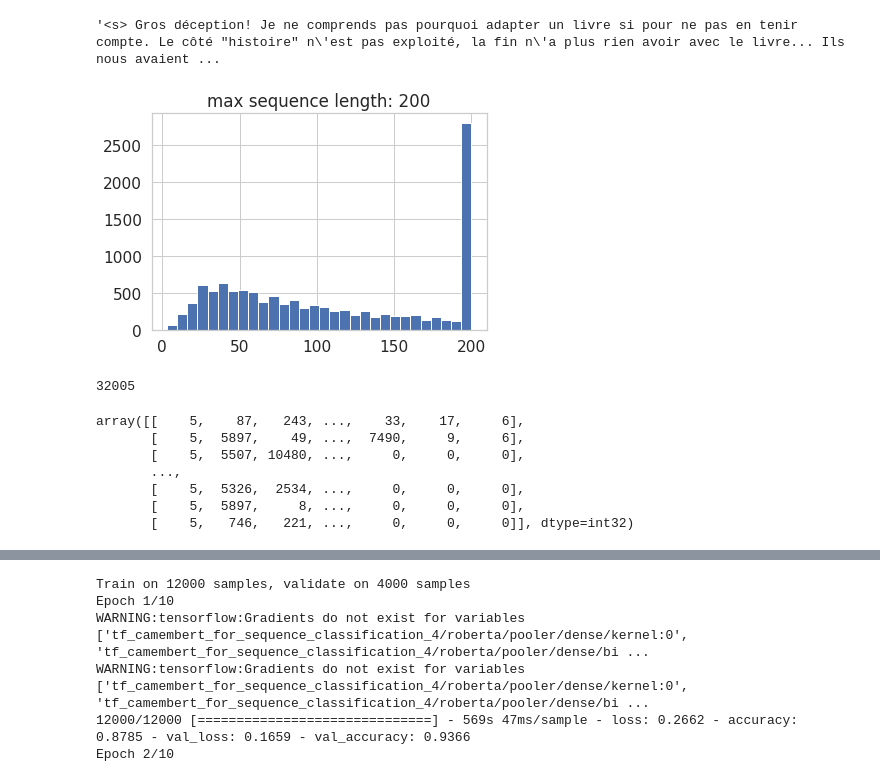
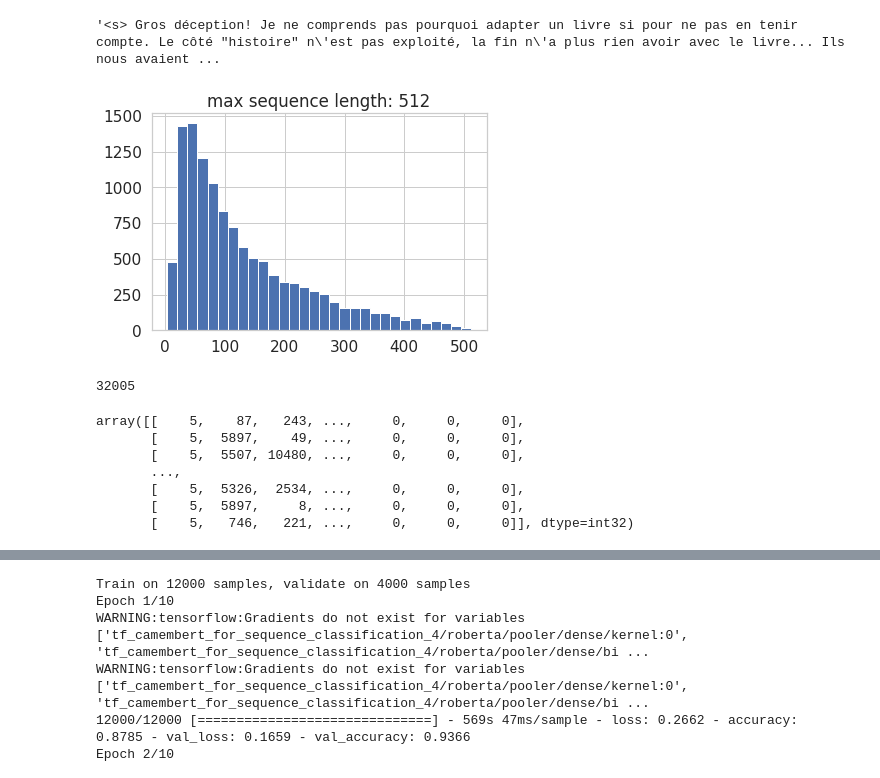
Before and after one commit to TheophileBlard/french-sentiment-analysis-with-bert, a Jupyter notebook: bert.ipynb, the cells around one changed output, grey strips where cells are left out. Saved outputs shown, nothing was run; the diff lists cells and outputs as text; code cells hidden in the pictures.

```diff
--- a/bert.ipynb
+++ b/bert.ipynb
@@ -91,12 +94,12 @@ tokenizer.decode(tokenizer.encode(some_review))
 # %%
 import matplotlib.pyplot as plt
 
-train_sequence_lengths = [len(tokenizer.encode(text, max_length=200))
+train_sequence_lengths = [len(tokenizer.encode(text, max_length=512))
                           for text in train_reviews]
 plt.hist(train_sequence_lengths, bins=30)
 plt.title(f"max sequence length: {max(train_sequence_lengths)}");
 # %% [output]
-[figure, old version]
+[figure, new version]
 # %%
 tokenizer.vocab_size
 # %% [output]
@@ -119,11 +122,11 @@ def encode_dataset(tokenizer, text_sequences, max_length):
     return {"input_ids": token_ids, "attention_masks": attention_masks}
 
 
-encoded_train = encode_dataset(tokenizer, train_reviews, 200)
+encoded_train = encode_dataset(tokenizer, train_reviews, 512)
 encoded_train["input_ids"]
 # %% [output]
-array([[    5,    87,   243, ...,    33,    17,     6],
-       [    5,  5897,    49, ...,  7490,     9,     6],
+array([[    5,    87,   243, ...,     0,     0,     0],
+       [    5,  5897,    49, ...,     0,     0,     0],
        [    5,  5507, 10480, ...,     0,     0,     0],
        ...,
        [    5,  5326,  2534, ...,     0,     0,     0],
```
Also changed, not shown: parts of 5 cells of this notebook, 7 other files.
